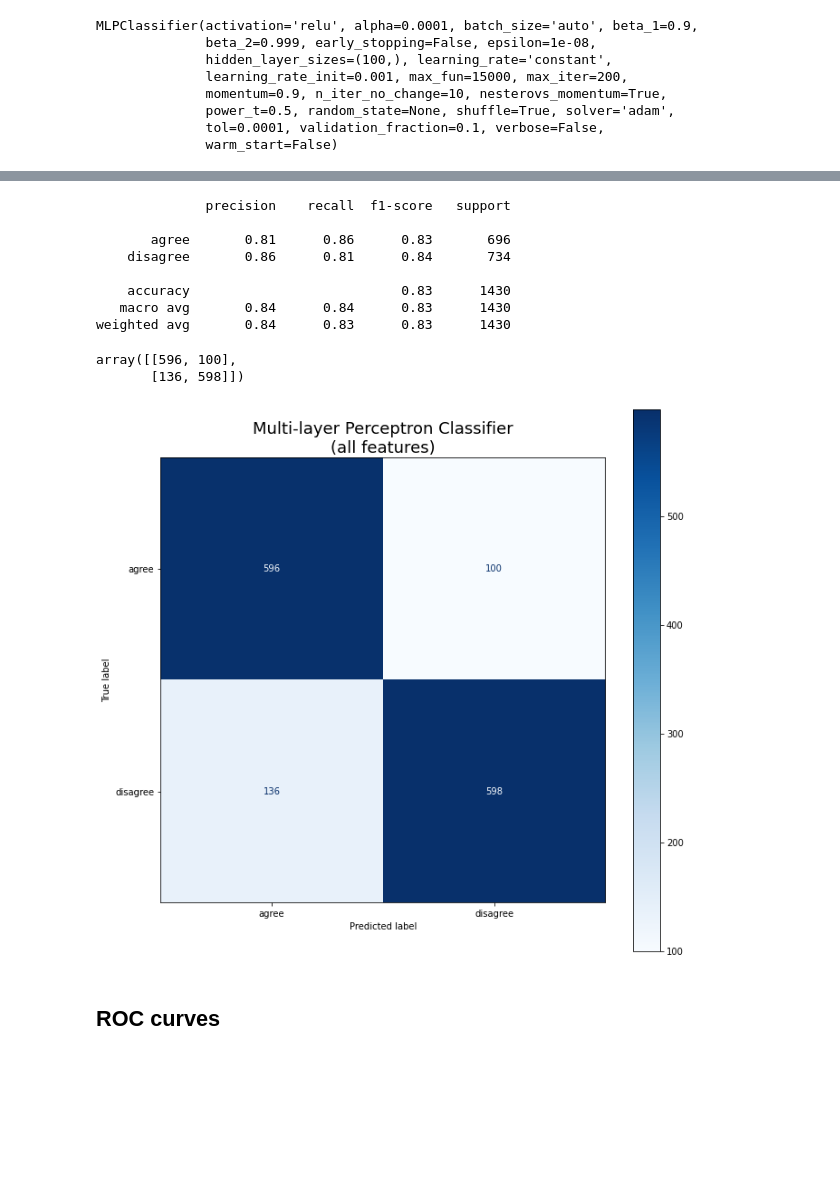
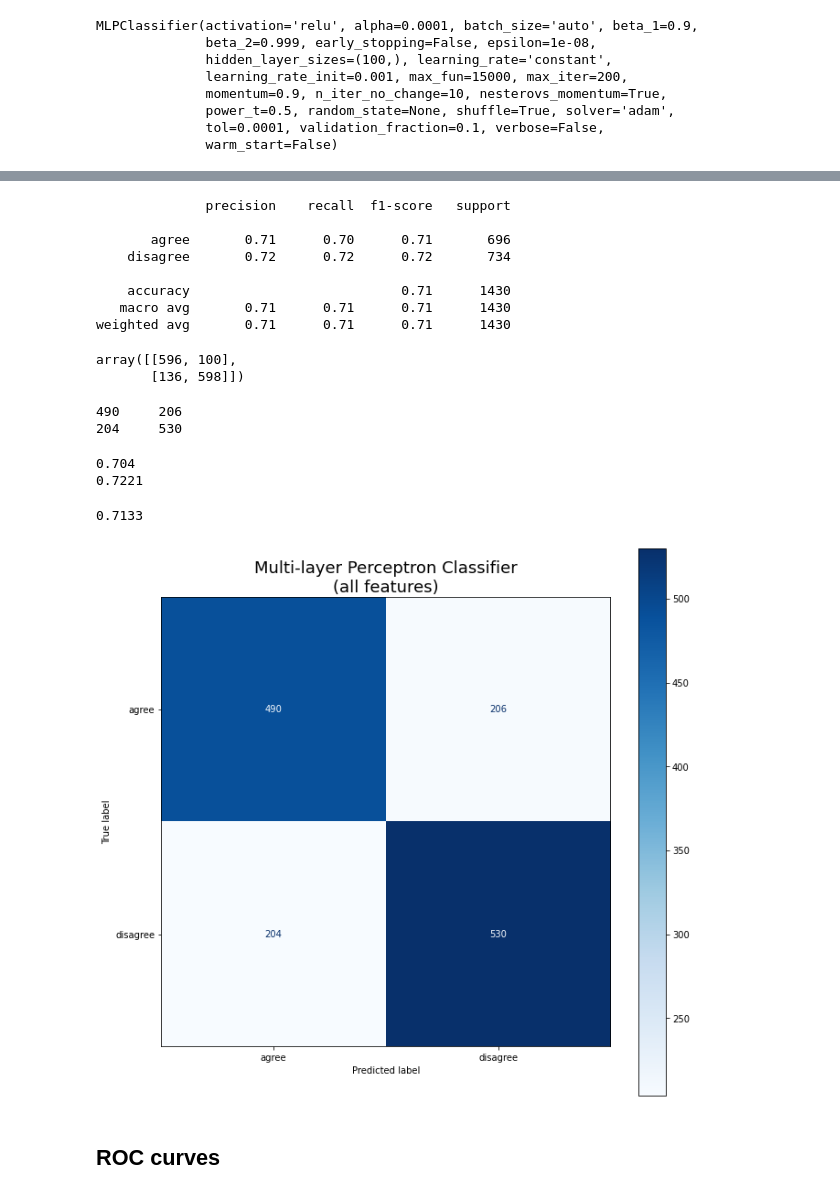
Before and after one commit to caio-git/stance_detection, a Jupyter notebook: Stance_Detection_definitive_edition.ipynb, the cells around one changed output, grey strips where cells are left out. Drawn from its saved outputs; the diff is of its cells as text; code cells hidden in the pictures; blank space fills up the shorter version.

```diff
--- a/Stance_Detection_definitive_edition.ipynb
+++ b/Stance_Detection_definitive_edition.ipynb
@@ -611,28 +744,51 @@ nn_accuracy_all
 # %%
-y_pred_lr_all = logistic_regression_all.predict(test_features)
-print(classification_report(y_test, y_pred_lr_all))
+y_pred_nn_all = neural_network_all.predict(test_features)
+print(classification_report(y_test, y_pred_nn_all))
 # %% [output]
               precision    recall  f1-score   support
 
-       agree       0.81      0.86      0.83       696
-    disagree       0.86      0.81      0.84       734
+       agree       0.71      0.70      0.71       696
+    disagree       0.72      0.72      0.72       734
 
-    accuracy                           0.83      1430
-   macro avg       0.84      0.84      0.83      1430
-weighted avg       0.84      0.83      0.83      1430
+    accuracy                           0.71      1430
+   macro avg       0.71      0.71      0.71      1430
+weighted avg       0.71      0.71      0.71      1430
 # %%
 cm_lr_all = confusion_matrix(y_test, y_pred_lr_all)
 cm_lr_all
 # %% [output]
 array([[596, 100],
        [136, 598]])
+# %%
+cm_nn_all = confusion_matrix(y_test, y_pred_nn_all)
+for i in range(2):
+  print('')
+  for y in range(2):
+    print(cm_nn_all[i, y], end='\t')
+# %% [output]
+490     206
+204     530
+# %%
+cm_nn_all = cm_nn_all.astype('float') / cm_nn_all.sum(axis=1)[:, np.newaxis]
+cm_nn_all.diagonal()
+cm_nn_all_classes_accuracy = [round(a, 4) for a in cm_nn_all.diagonal()]
+for i in range(2):
+  print(cm_nn_all_classes_accuracy[i])
+# %% [output]
+0.704
+0.7221
+# %%
+nn_accuracy_all = neural_network_all.score(test_features, y_test)
+round(nn_accuracy_all, 4)
+# %% [output]
+0.7133
 # %%
 fig, ax = plt.subplots(figsize=(11,11))
 ax.set_title('Multi-layer Perceptron Classifier\n(all features)', fontsize='18')
-plot_confusion_matrix(logistic_regression_all, test_features, y_test, values_format='d', cmap='Blues', ax=ax)
+plot_confusion_matrix(neural_network_all, test_features, y_test, values_format='d', cmap='Blues', ax=ax)
 plt.show()
 # %% [output]
-[figure, old version]
+[figure, new version]
 # %% [markdown]
 ## ROC curves
 # %% [markdown]
```
Also changed, not shown: parts of 48 cells of this notebook.
